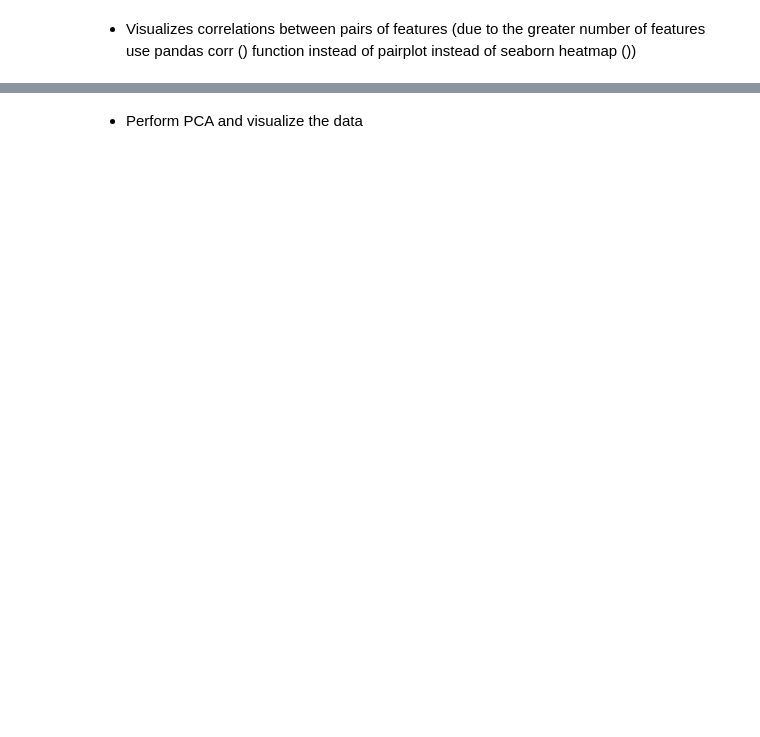
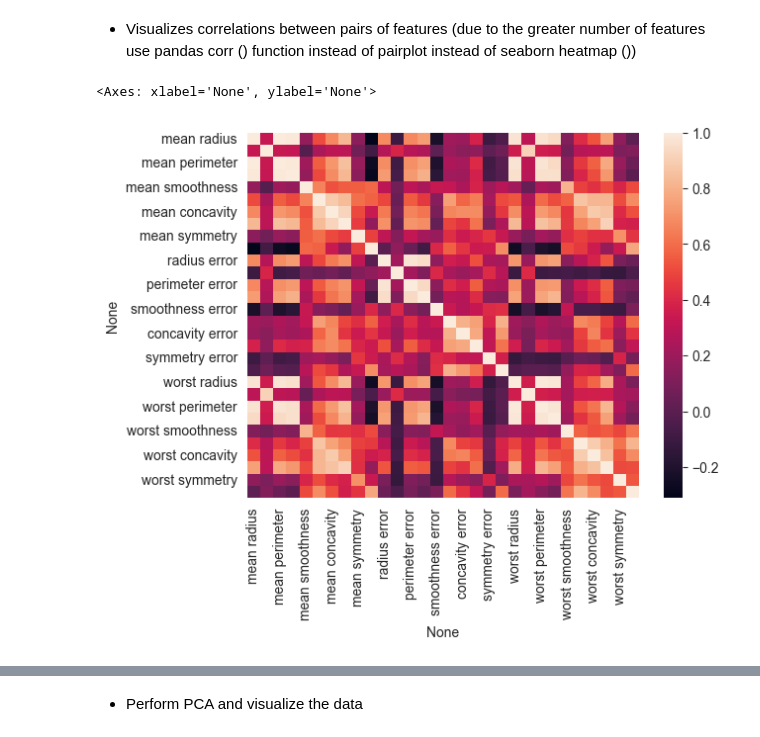
Before and after one commit to my-alaska/data-visualization, a Jupyter notebook: pca_and_kernel_pca.ipynb, the cells around one changed output, grey strips where cells are left out. Cells and saved outputs as stored; diff of their text form; code cells hidden in the pictures; blank space fills up the shorter version.

```diff
--- a/pca_and_kernel_pca.ipynb
+++ b/pca_and_kernel_pca.ipynb
@@ -215,0 +230,3 @@ Together, the first two principal components contain 95.80% of the information.
+# %%
+cancer["target"] = cancer["target"].replace({1: "malignant", 0: "benign"})
+cancer.head()
@@ -220,0 +244,5 @@ Together, the first two principal components contain 95.80% of the information.
+# %%
+sns.heatmap(cancer.drop("target",axis=1).corr())
+# %% [output]
+<Axes: xlabel='None', ylabel='None'>
+[figure, added]
```
Also changed, not shown: parts of 20 cells of this notebook.
